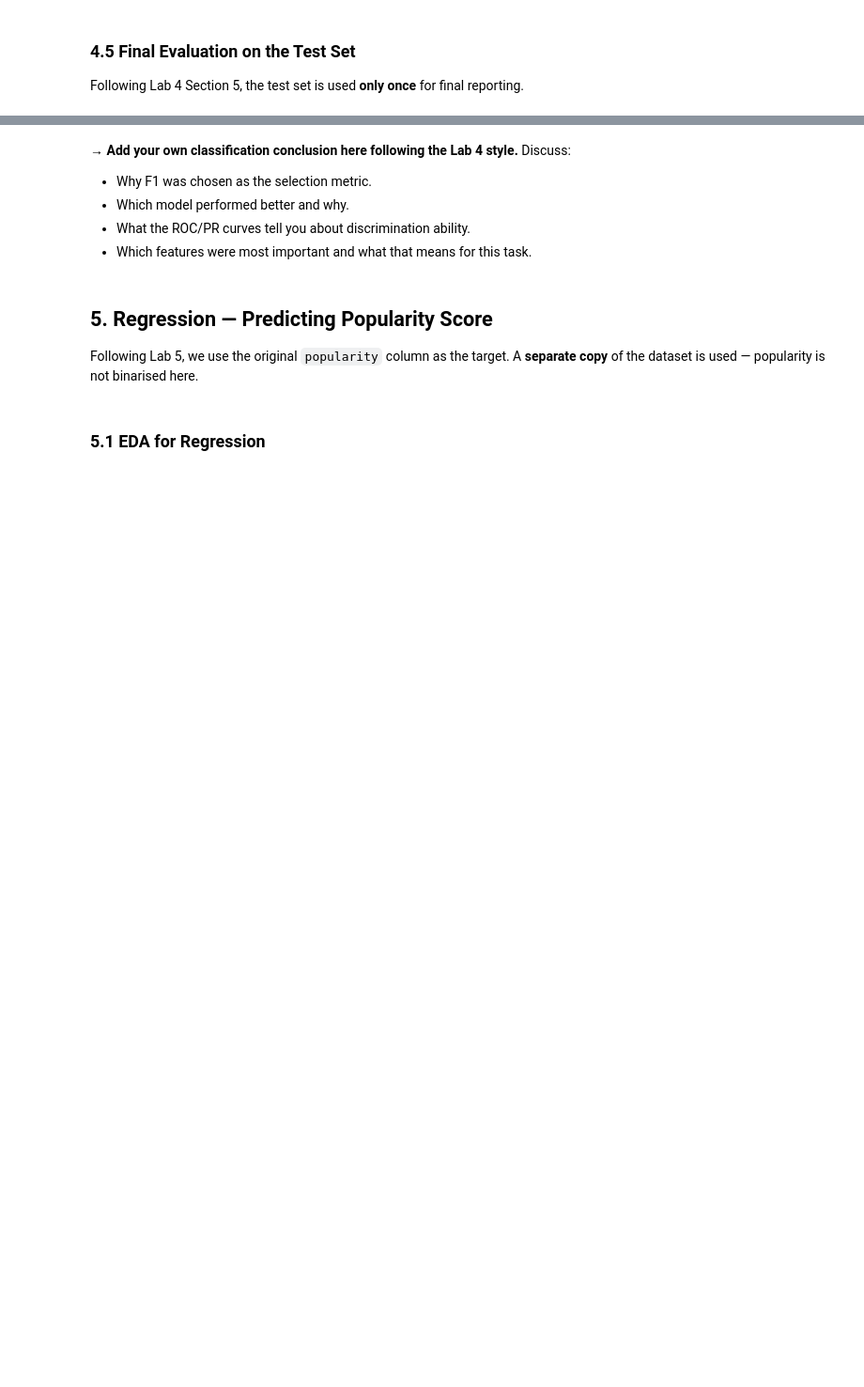
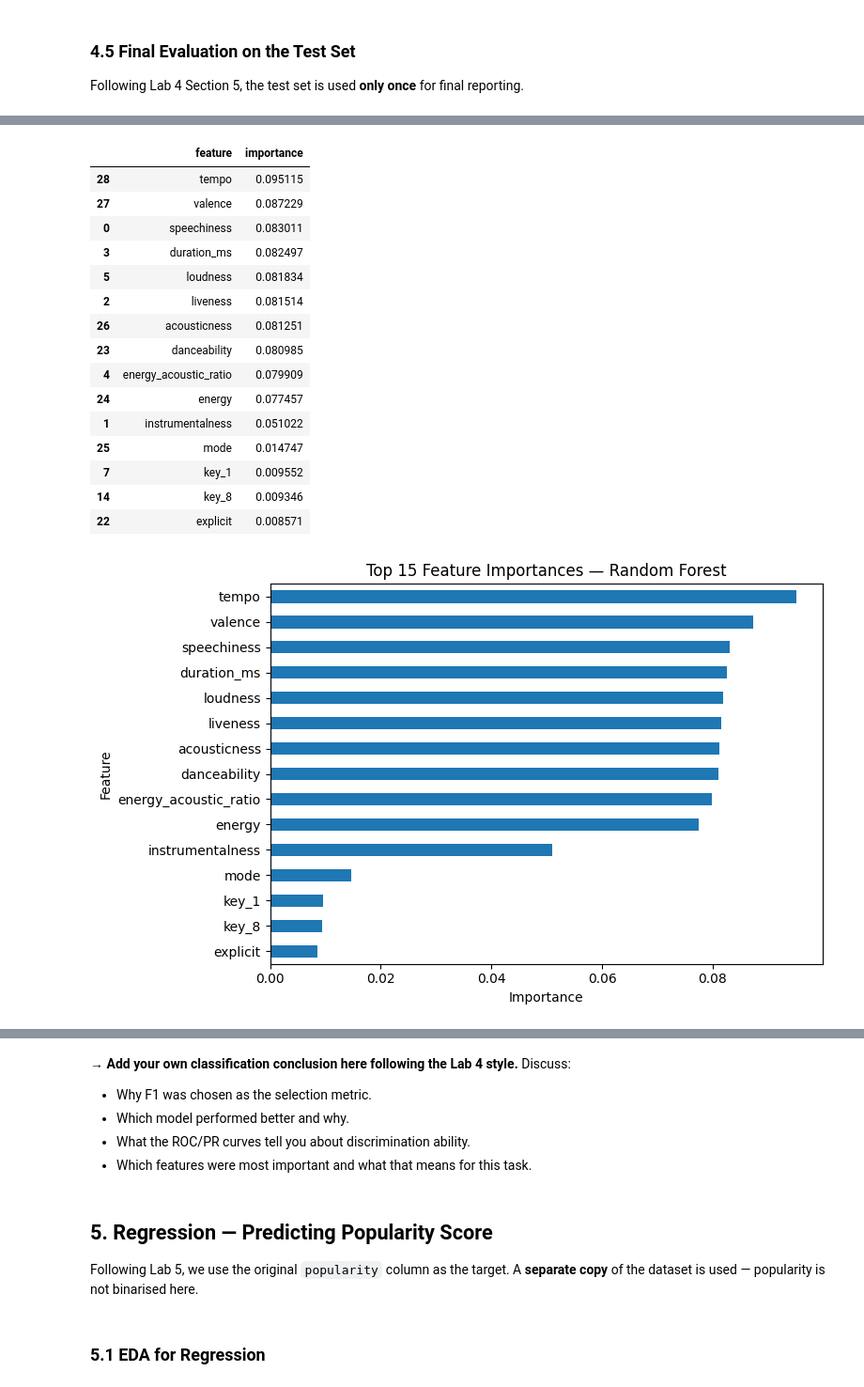
Before and after one commit to CaylumH/CS4168-Project, a Jupyter notebook: CS4168_project_final.ipynb, the cells around one changed output, grey strips where cells are left out. Shown at 94% size. Drawn from its saved outputs; the diff is of its cells as text; code cells hidden in the pictures; blank space fills up the shorter version.

Commit message:
Fixed seaborn issue and feature importances cell

```diff
--- a/CS4168_project_final.ipynb
+++ b/CS4168_project_final.ipynb
@@ -927,22 +1481,69 @@ plt.show()
 # %%
 # Feature importance for Random Forest (always show for RF; skip for LR uses coefficients)
 if best_class_name == "Random Forest":
-    feature_names = best_class_model.named_steps["preprocess"].get_feature_names_out()
+    def get_preprocessor_feature_names(preprocessor):
+        feature_names = []
+        for name, transformer, cols in preprocessor.transformers_:
+            if transformer == "drop":
+                continue
+            if transformer == "passthrough":
+                feature_names.extend(cols if cols != "remainder" else list(preprocessor.feature_names_in_))
+                continue
+
+            if isinstance(transformer, Pipeline):
+                final_estimator = transformer.steps[-1][1]
+                if hasattr(final_estimator, "get_feature_names_out"):
+                    feature_names.extend(final_estimator.get_feature_names_out(cols))
+                elif hasattr(transformer, "get_feature_names_out"):
+                    feature_names.extend(transformer.get_feature_names_out(cols))
+                else:
+                    feature_names.extend(cols)
+            elif hasattr(transformer, "get_feature_names_out"):
+                feature_names.extend(transformer.get_feature_names_out(cols))
+            else:
+                feature_names.extend(cols)
+
+        return np.array(feature_names)
+
+    feature_names = get_preprocessor_feature_names(best_class_model.named_steps["preprocess"])
+
+    if best_class_name == "Random Forest":
+        importances = best_class_model.named_steps["rf"].feature_importances_
+    else:
+        importances = np.abs(best_class_model.named_steps["lr"].coef_[0])
     importances   = best_class_model.named_steps["rf"].feature_importances_
 else:
     feature_names = best_class_model.named_steps["preprocess"].get_feature_names_out()
     importances   = np.abs(best_class_model.named_steps["lr"].coef_[0])
 
 importance_df = pd.DataFrame({"feature": feature_names, "importance": importances})                  .sort_values("importance", ascending=False)
 display(importance_df.head(15))
 
 importance_df.head(15).sort_values("importance").plot(
     kind="barh", x="feature", y="importance", legend=False, figsize=(8,5))
 plt.title(f"Top 15 Feature Importances — {best_class_name}")
 plt.xlabel("Importance")
 plt.ylabel("Feature")
 plt.tight_layout()
 plt.show()
+# %% [output]
+|  | feature | importance |
+| 28 | tempo | 0.095115 |
+| 27 | valence | 0.087229 |
+| 0 | speechiness | 0.083011 |
+| 3 | duration_ms | 0.082497 |
+| 5 | loudness | 0.081834 |
+| 2 | liveness | 0.081514 |
+| 26 | acousticness | 0.081251 |
+| 23 | danceability | 0.080985 |
+| 4 | energy_acoustic_ratio | 0.079909 |
+| 24 | energy | 0.077457 |
+| 1 | instrumentalness | 0.051022 |
+| 25 | mode | 0.014747 |
+| 7 | key_1 | 0.009552 |
+| 14 | key_8 | 0.009346 |
+| 22 | explicit | 0.008571 |
+[figure, added]
 # %%
 # Save best classification model (Lab 4 Section 6)
 pickle.dump(best_class_model, open("best_classification_model.sav", "wb"))
```
Also changed, not shown: parts of 82 cells of this notebook, 3 other files.
